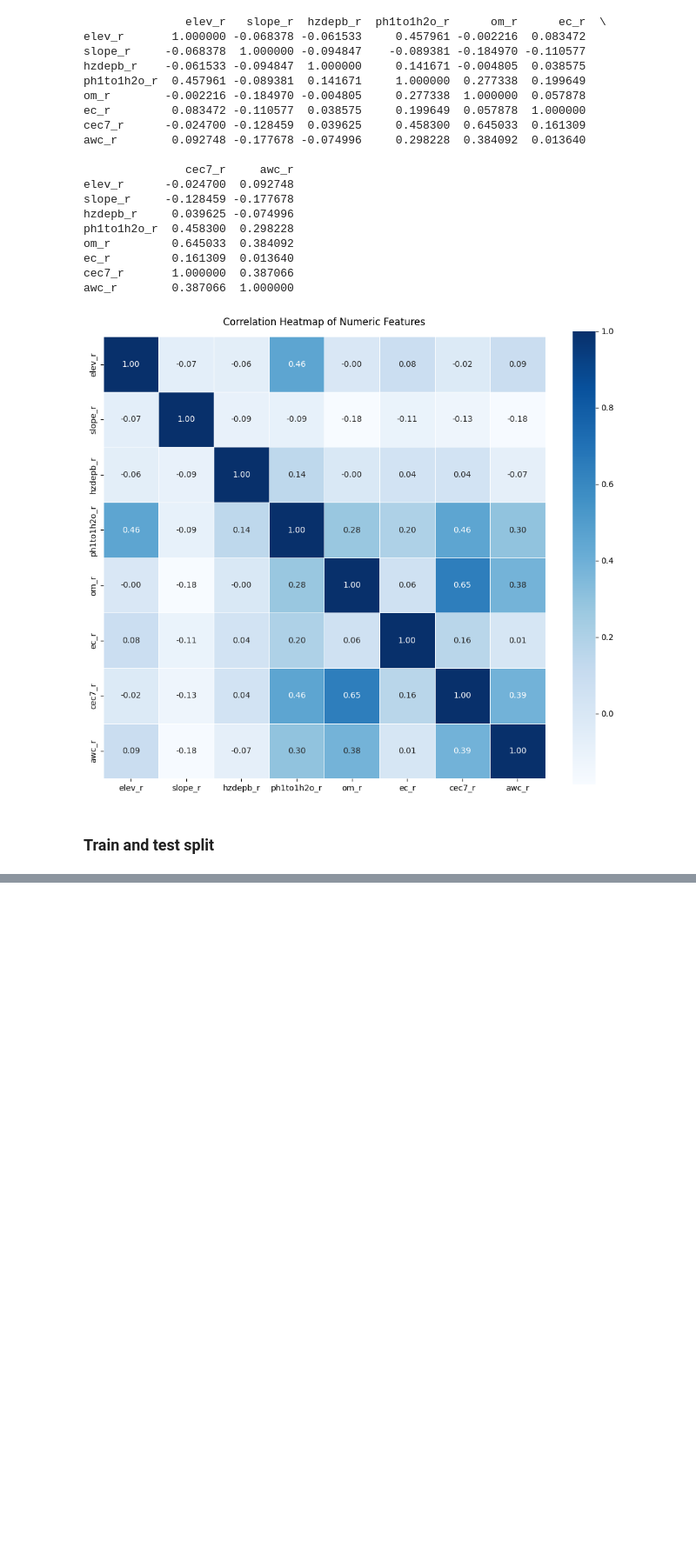
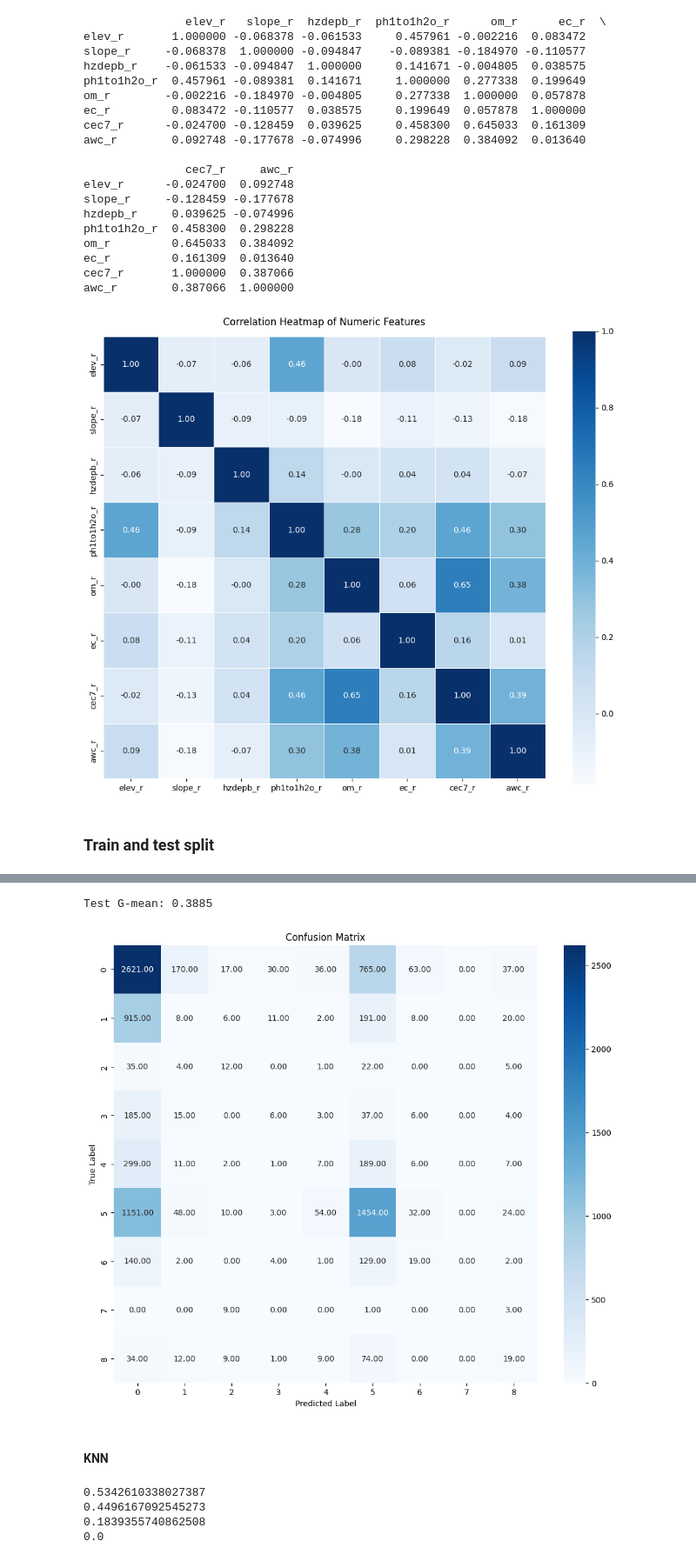
Before and after one commit to patrusgrg/Math4650_SP_2026_FP1_G3_GURUNG, a Jupyter notebook: notebooks/main.ipynb, the cells around one changed output, grey strips where cells are left out. Shown at 87% size. Drawn from its saved outputs; the diff is of its cells as text; code cells hidden in the pictures; blank space fills up the shorter version.

Commit message:
Bad g-mean

```diff
--- a/notebooks/main.ipynb
+++ b/notebooks/main.ipynb
@@ -454,0 +493,23 @@ plt.show()
+# %%
+rf_pipeline.fit(X_train, y_train)
+y_train_pred = rf_pipeline.predict(X_train)
+y_test_pred = rf_pipeline.predict(X_test)
+
+print(accuracy_score(y_train, y_train_pred))
+print(accuracy_score(y_test, y_test_pred))
+print(geometric_mean_score(y_train, y_train_pred))
+print(geometric_mean_score(y_test, y_test_pred))
+# %%
+from sklearn.metrics import make_scorer
+gmean = make_scorer(geometric_mean_score, average='multiclass')
+# %%
+param_grid = {
+    'rf__n_estimators': [50, 100, 200],
+    'rf__max_depth': [None, 10, 20]
+}
+
+
+grid_search = GridSearchCV(rf_pipeline, param_grid, cv=5, scoring=gmean)
+grid_search.fit(X_train, y_train)
+
+print(f"Best Parameters: {grid_search.best_params_}")
@@ -454,0 +535,18 @@ plt.show()
+# %%
+best_model = grid_search.best_estimator_
+y_test_pred = best_model.predict(X_test)
+print(f"Test G-mean: {geometric_mean_score(y_test, y_test_pred):.4f}")
+# %% [output]
+Test G-mean: 0.3885
+# %%
+cnf_matrix = confusion_matrix(y_test, y_test_pred)
+plt.figure(figsize=(12, 10))
+sns.heatmap(cnf_matrix, annot=True, fmt='.2f', cmap='Blues')
+plt.xlabel('Predicted Label')
+plt.ylabel('True Label')
+plt.title('Confusion Matrix')
+plt.show()
+# %% [output]
+[figure, added]
+# %% [markdown]
+#### KNN
@@ -454,0 +558,14 @@ plt.show()
+# %%
+knn_pipeline.fit(X_train, y_train)
+y_train_pred = knn_pipeline.predict(X_train)
+y_test_pred = knn_pipeline.predict(X_test)
+
+print(accuracy_score(y_train, y_train_pred))
+print(accuracy_score(y_test, y_test_pred))
+print(geometric_mean_score(y_train, y_train_pred))
+print(geometric_mean_score(y_test, y_test_pred))
+# %% [output]
+0.5342610338027387
+0.4496167092545273
+0.1839355740862508
+0.0
```
Also changed, not shown: parts of 32 cells of this notebook, 2 other files.
